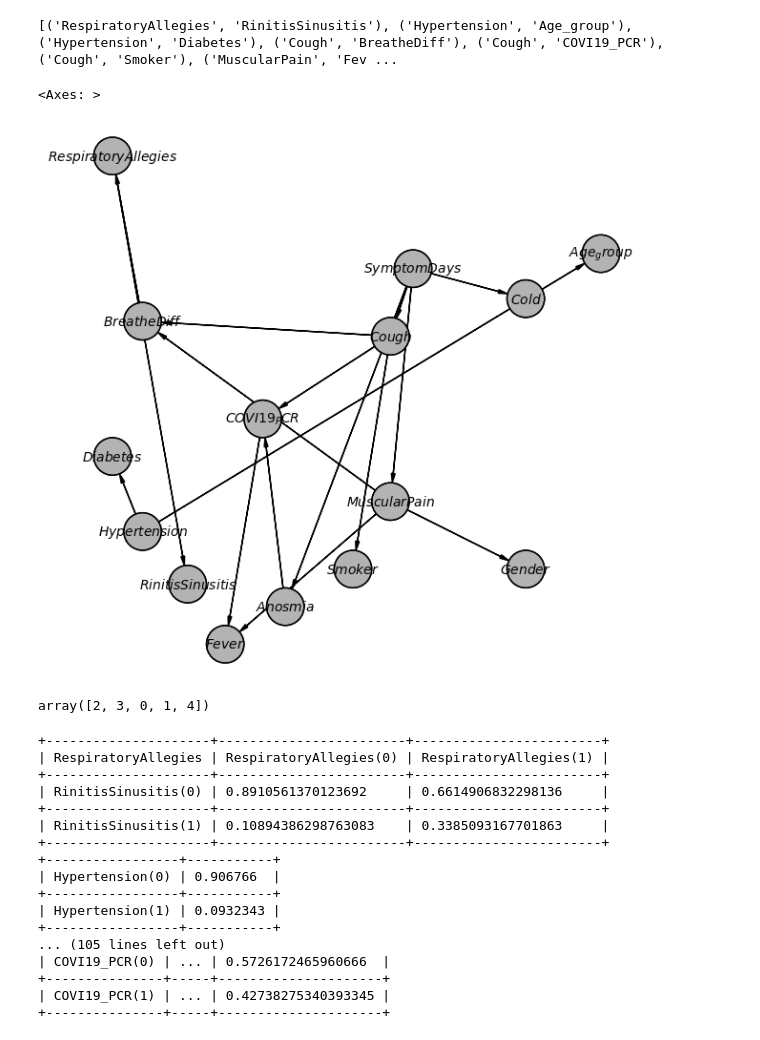
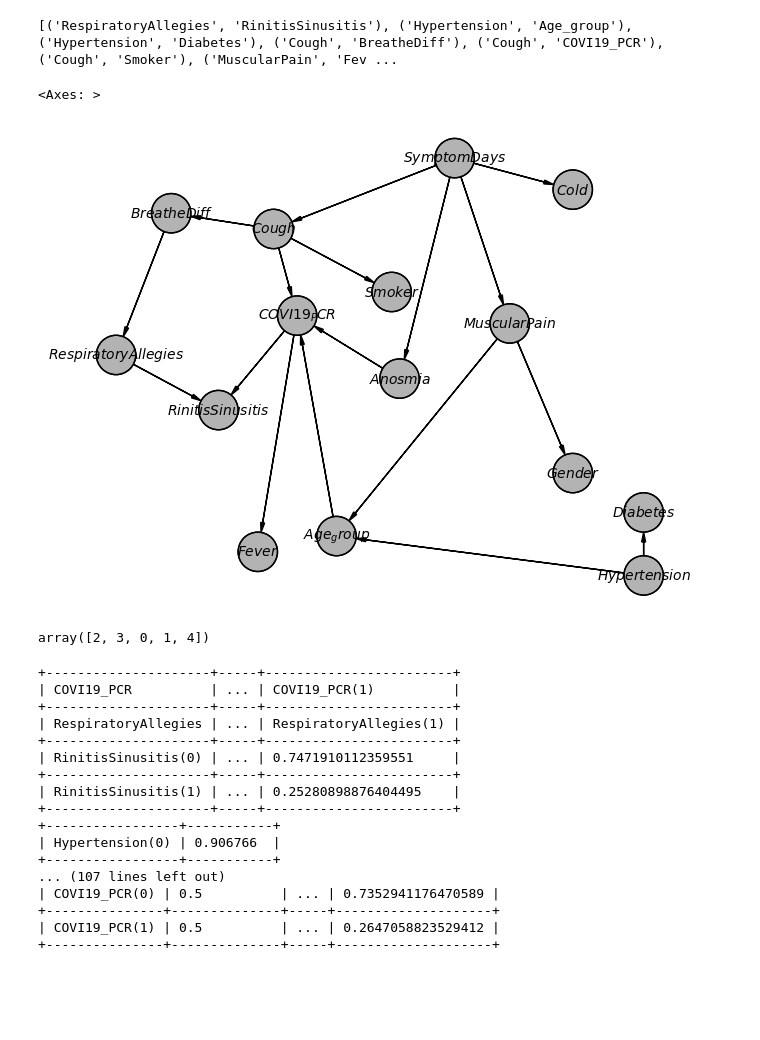
Before and after one commit to Ndelaski/Advanced-projects, a Jupyter notebook: predicting covid with trial data (1) (2).ipynb, the cells around one changed output. Drawn from its saved outputs; the diff is of its cells as text; code cells hidden in the pictures; blank space fills up the shorter version.

```diff
--- a/predicting covid with trial data (1) (2).ipynb
+++ b/predicting covid with trial data (1) (2).ipynb
@@ -636,30 +636,30 @@ print(best_model.edges())
 # %% [output]
 [('RespiratoryAllegies', 'RinitisSinusitis'), ('Hypertension', 'Age_group'), ('Hypertension', 'Diabetes'), ('Cough', 'BreatheDiff'), ('Cough', 'COVI19_PCR'), ('Cough', 'Smoker'), ('MuscularPain', 'Fev ...
 # %%
-bnmodel = BayesianNetwork([('RespiratoryAllegies', 'RinitisSinusitis'), ('Hypertension', 'Age_group'), ('Hypertension', 'Diabetes'), ('Cough', 'BreatheDiff'), ('Cough', 'COVI19_PCR'), ('Cough', 'Smoker'), ('MuscularPain', 'Fever'), ('MuscularPain', 'BreatheDiff'), ('MuscularPain', 'Gender'), ('BreatheDiff', 'RespiratoryAllegies'), ('SymptomDays', 'MuscularPain'), ('SymptomDays', 'Cough'), ('SymptomDays', 'Cold'), ('SymptomDays', 'Anosmia'), ('COVI19_PCR', 'Fever'), ('Anosmia', 'COVI19_PCR')])
+bnmodel = BayesianNetwork([('RespiratoryAllegies', 'RinitisSinusitis'),('COVI19_PCR', 'RinitisSinusitis'), ('Hypertension', 'Age_group'), ('Hypertension', 'Diabetes'), ('Cough', 'BreatheDiff'), ('Cough', 'COVI19_PCR'), ('Cough', 'Smoker'),('MuscularPain', 'Gender'), ('MuscularPain', 'Age_group'),('BreatheDiff', 'RespiratoryAllegies'), ('SymptomDays', 'MuscularPain'), ('SymptomDays', 'Cough'), ('SymptomDays', 'Cold'), ('SymptomDays', 'Anosmia'), ('COVI19_PCR', 'Fever'),('Age_group','COVI19_PCR'), ('Anosmia', 'COVI19_PCR')])
 # %%
-bnmodel.to_daft(node_pos={"Anosmia": (3.3,1),
-                          "RinitisSinusitis": (2, 1.3),
-                          "Hypertension": (1.4, 2),
-                          "Diabetes": (1,3),
+bnmodel.to_daft(node_pos={"Anosmia": (4.3,2.7),
+                          "RinitisSinusitis": (2, 2.3),
+                          "Hypertension": (7.4, 0.2),
+                          "Diabetes": (7.4,1),
                           #"Alzheimer": (1,4),
                           "BreatheDiff": (1.4,4.8),
                           "SymptomDays": (5,5.5),
-                          "RespiratoryAllegies": (1,7),
+                          "RespiratoryAllegies": (0.7,3),
                           "COVI19_PCR": (3,3.5),
-                          "Smoker": (4.2,1.5),
-                          "MuscularPain": (4.7,2.4),
+                          "Smoker": (4.2,3.8),
+                          "MuscularPain": (5.7,3.4),
                           #"Parkinson": (5, 3.5),
-                          "Cough": (4.7,4.6),
+                          "Cough": (2.7,4.6),
                           "Fever": (2.5,0.5),
                           "Cold": (6.5,5.1),
-                          "Age_group": (7.5,5.7),
+                          "Age_group": (3.5,0.7),
                           "Gender": (6.5,1.5)
                          }
                ).render()
 # %% [output]
 <Axes: >
-[figure, old version]
+[figure, new version]
 # %%
 target = 'COVI19_PCR'
 # Define features as all columns except the target variable
@@ -697,23 +697,23 @@ cpds = bnmodel.get_cpds()
 for cpd in cpds:
     print(cpd)
 # %% [output]
-+---------------------+------------------------+------------------------+
-| RespiratoryAllegies | RespiratoryAllegies(0) | RespiratoryAllegies(1) |
-+---------------------+------------------------+------------------------+
-| RinitisSinusitis(0) | 0.8910561370123692     | 0.6614906832298136     |
-+---------------------+------------------------+------------------------+
-| RinitisSinusitis(1) | 0.10894386298763083    | 0.3385093167701863     |
-+---------------------+------------------------+------------------------+
++---------------------+-----+------------------------+
+| COVI19_PCR          | ... | COVI19_PCR(1)          |
++---------------------+-----+------------------------+
+| RespiratoryAllegies | ... | RespiratoryAllegies(1) |
++---------------------+-----+------------------------+
+| RinitisSinusitis(0) | ... | 0.7471910112359551     |
++---------------------+-----+------------------------+
+| RinitisSinusitis(1) | ... | 0.25280898876404495    |
++---------------------+-----+------------------------+
 +-----------------+-----------+
 | Hypertension(0) | 0.906766  |
 +-----------------+-----------+
-| Hypertension(1) | 0.0932343 |
-+-----------------+-----------+
-... (105 lines left out)
-| COVI19_PCR(0) | ... | 0.5726172465960666  |
-+---------------+-----+---------------------+
-| COVI19_PCR(1) | ... | 0.42738275340393345 |
-+---------------+-----+---------------------+
+... (107 lines left out)
+| COVI19_PCR(0) | 0.5          | ... | 0.7352941176470589 |
++---------------+--------------+-----+--------------------+
+| COVI19_PCR(1) | 0.5          | ... | 0.2647058823529412 |
++---------------+--------------+-----+--------------------+
 # %%
 infer=VariableElimination(bnmodel)
 # %%
```
Also changed, not shown: parts of 4 cells of this notebook.
